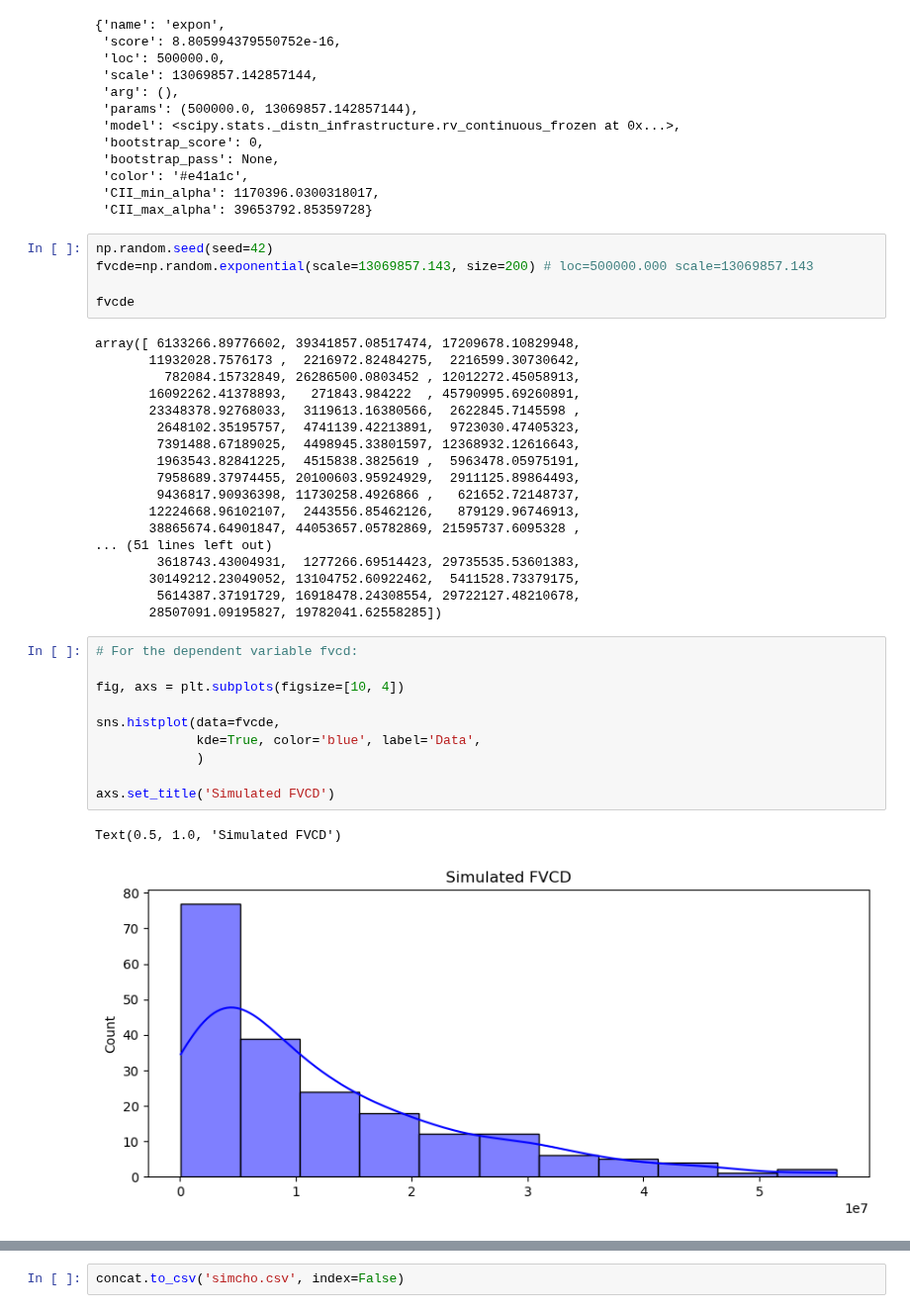
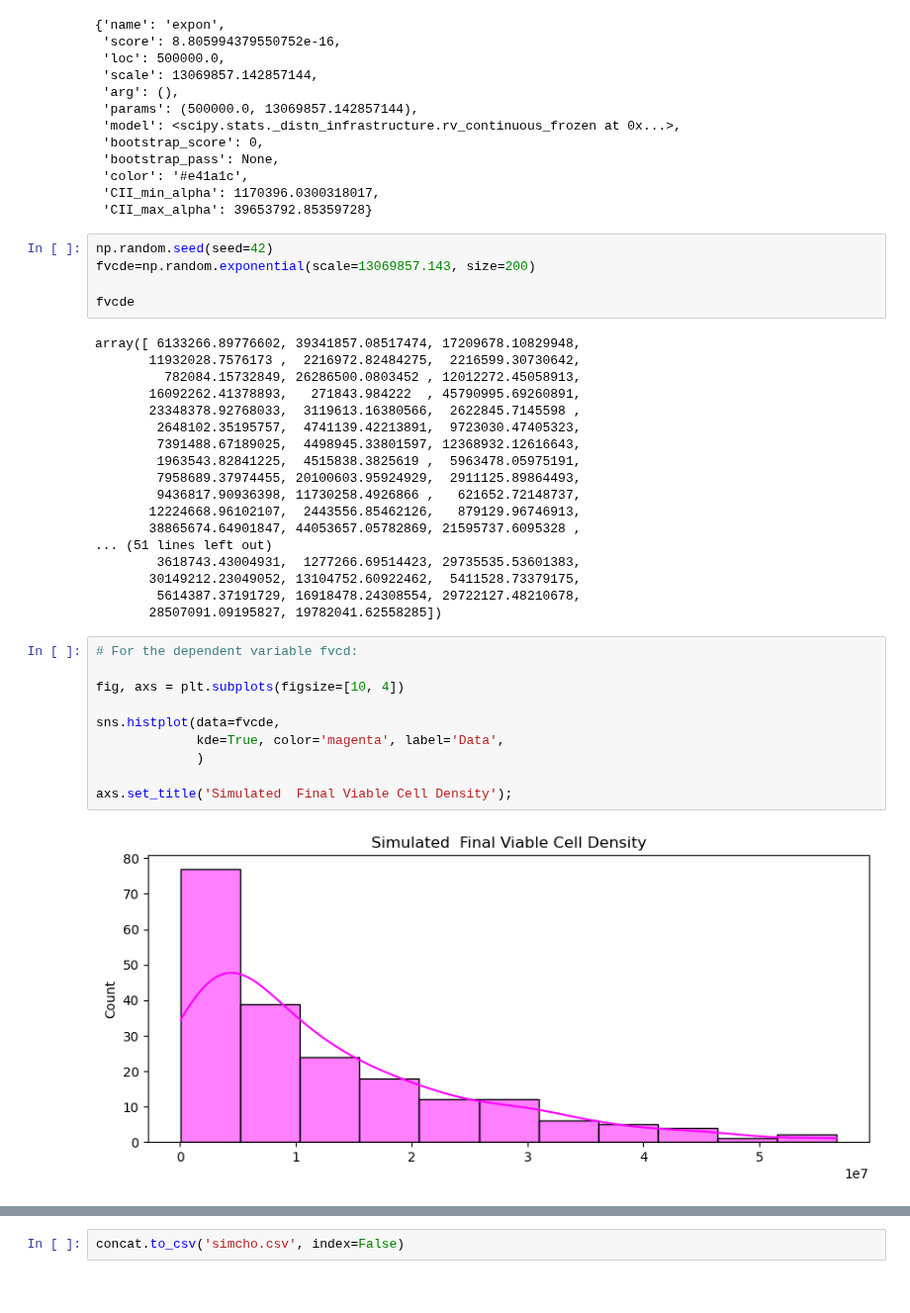
Before and after one commit to nurbujang/1progdaw23, a Jupyter notebook: project1.ipynb, the cells around one changed output, grey strips where cells are left out. Shown at 99% size. Drawn from its saved outputs; the diff is of its cells as text.

```diff
--- a/project1.ipynb
+++ b/project1.ipynb
@@ -671,7 +668,7 @@ dists['fvcd']['fit'].model
  'CII_max_alpha': 39653792.85359728}
 # %%
 np.random.seed(seed=42)
-fvcde=np.random.exponential(scale=13069857.143, size=200) # loc=500000.000 scale=13069857.143
+fvcde=np.random.exponential(scale=13069857.143, size=200)
 
 fvcde
 # %% [output]
@@ -695,14 +692,13 @@ array([ 6133266.89776602, 39341857.08517474, 17209678.10829948,
 # %%
 # For the dependent variable fvcd:
 
 fig, axs = plt.subplots(figsize=[10, 4])
 
 sns.histplot(data=fvcde,
-             kde=True, color='blue', label='Data',
+             kde=True, color='magenta', label='Data',
              )
 
-axs.set_title('Simulated FVCD')
+axs.set_title('Simulated  Final Viable Cell Density');
 # %% [output]
-Text(0.5, 1.0, 'Simulated FVCD')
-[figure, old version]
+[figure, new version]
 # %% [markdown]
```
Also changed, not shown: parts of 13 cells of this notebook.
